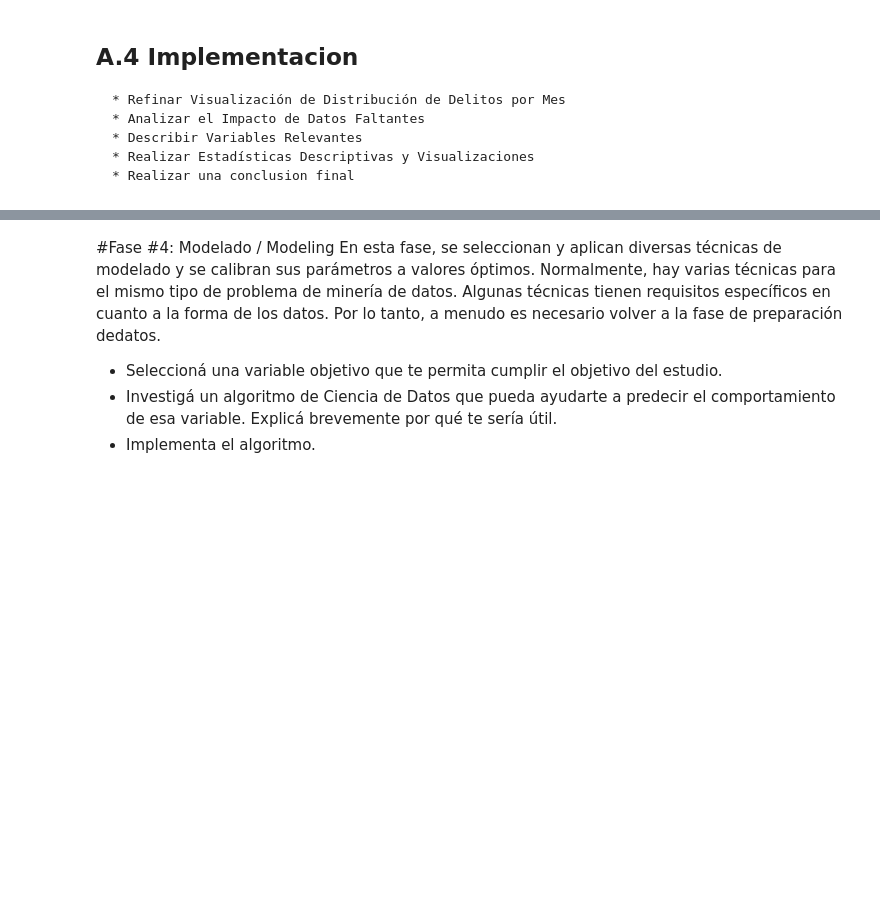
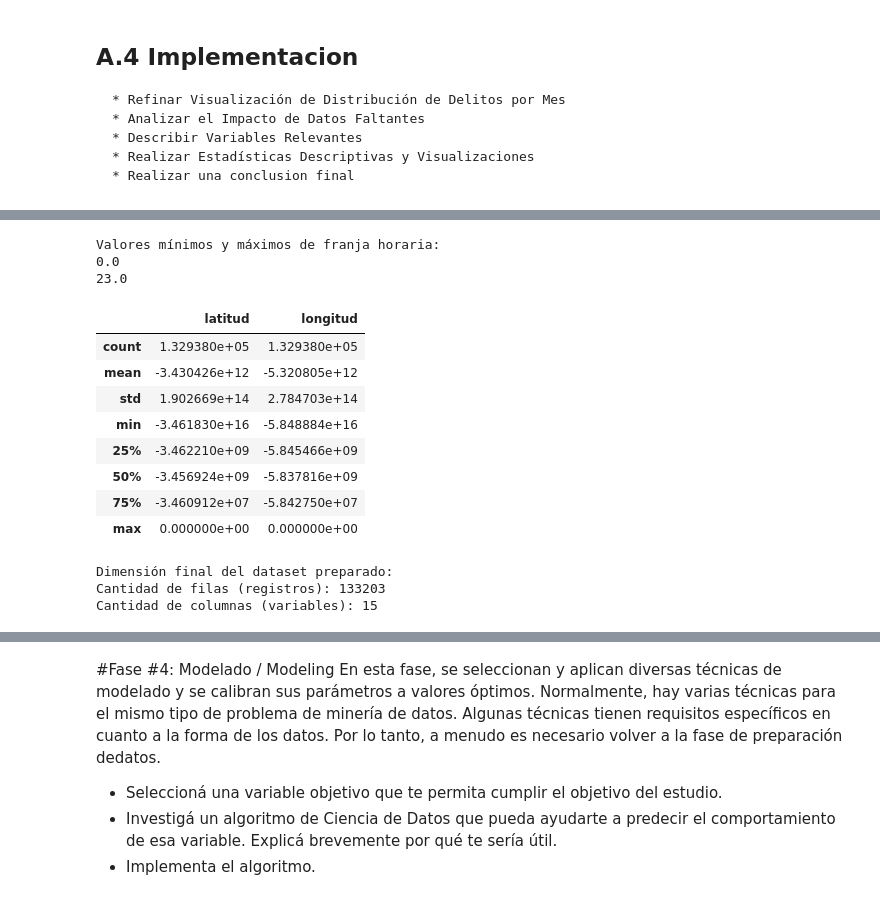
Before and after one commit to ChronosXV/Ingenieria_Software, a Jupyter notebook: Proyecto/UGR_Ing_de_Software_Grupo_2_TP.ipynb, the cells around one changed output, grey strips where cells are left out. Drawn from its saved outputs; the diff is of its cells as text; code cells hidden in the pictures; blank space fills up the shorter version.

Commit message:
Se completa Fase 3 del TP

```diff
--- a/Proyecto/UGR_Ing_de_Software_Grupo_2_TP.ipynb
+++ b/Proyecto/UGR_Ing_de_Software_Grupo_2_TP.ipynb
@@ -424,0 +505,13 @@ Para el análisis delictivo se seleccionaron aquellas variables que aportan info
+# %%
+# Conversión y validación de variables
+
+# Conversión explícita de fecha
+
+df_delitos['fecha'] = pd.to_datetime(df_delitos['fecha'])
+
+# Conversión de columnas numéricas
+
+df_delitos['franja'] = pd.to_numeric(df_delitos['franja'], errors='coerce')
+df_delitos['comuna'] = pd.to_numeric(df_delitos['comuna'], errors='coerce')
+
+print("Conversión de tipos finalizada.")
@@ -424,0 +520,11 @@ Para el análisis delictivo se seleccionaron aquellas variables que aportan info
+# %%
+# Limpieza de textos
+
+# Normalizamos textos
+
+columnas_texto = ['tipo', 'subtipo', 'barrio', 'dia', 'mes']
+
+for col in columnas_texto:
+    df_delitos[col] = df_delitos[col].str.strip().str.upper()
+
+print("Normalización de texto completada.")
@@ -424,0 +541,38 @@ Para el análisis delictivo se seleccionaron aquellas variables que aportan info
+# %%
+# Validación de rangos
+
+# Validamos rango horario
+
+print("Valores mínimos y máximos de franja horaria:")
+print(df_delitos['franja'].min())
+print(df_delitos['franja'].max())
+# %% [output]
+Valores mínimos y máximos de franja horaria:
+0.0
+23.0
+# %%
+# Verificamos coordenadas geográficas
+
+display(df_delitos[['latitud', 'longitud']].describe())
+# %% [output]
+|  | latitud | longitud |
+| count | 1.329380e+05 | 1.329380e+05 |
+| mean | -3.430426e+12 | -5.320805e+12 |
+| std | 1.902669e+14 | 2.784703e+14 |
+| min | -3.461830e+16 | -5.848884e+16 |
+| 25% | -3.462210e+09 | -5.845466e+09 |
+| 50% | -3.456924e+09 | -5.837816e+09 |
+| 75% | -3.460912e+07 | -5.842750e+07 |
+| max | 0.000000e+00 | 0.000000e+00 |
+# %%
+# Mostramos la dimensión final del dataset preparado
+
+filas, columnas = df_delitos.shape
+
+print("Dimensión final del dataset preparado:")
+print(f"Cantidad de filas (registros): {filas}")
+print(f"Cantidad de columnas (variables): {columnas}")
+# %% [output]
+Dimensión final del dataset preparado:
+Cantidad de filas (registros): 133203
+Cantidad de columnas (variables): 15
```
Also changed, not shown: parts of 14 cells of this notebook.
